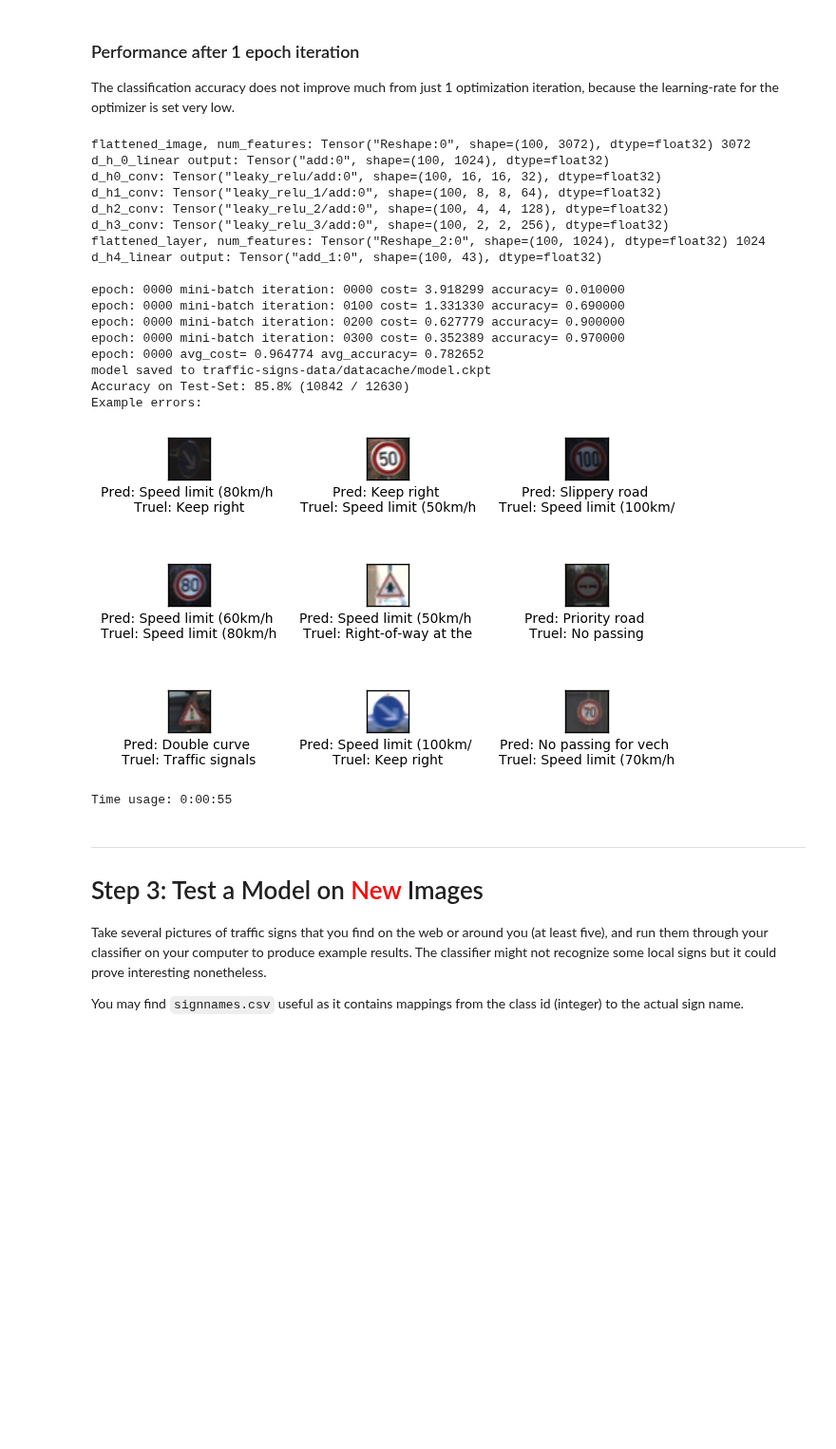
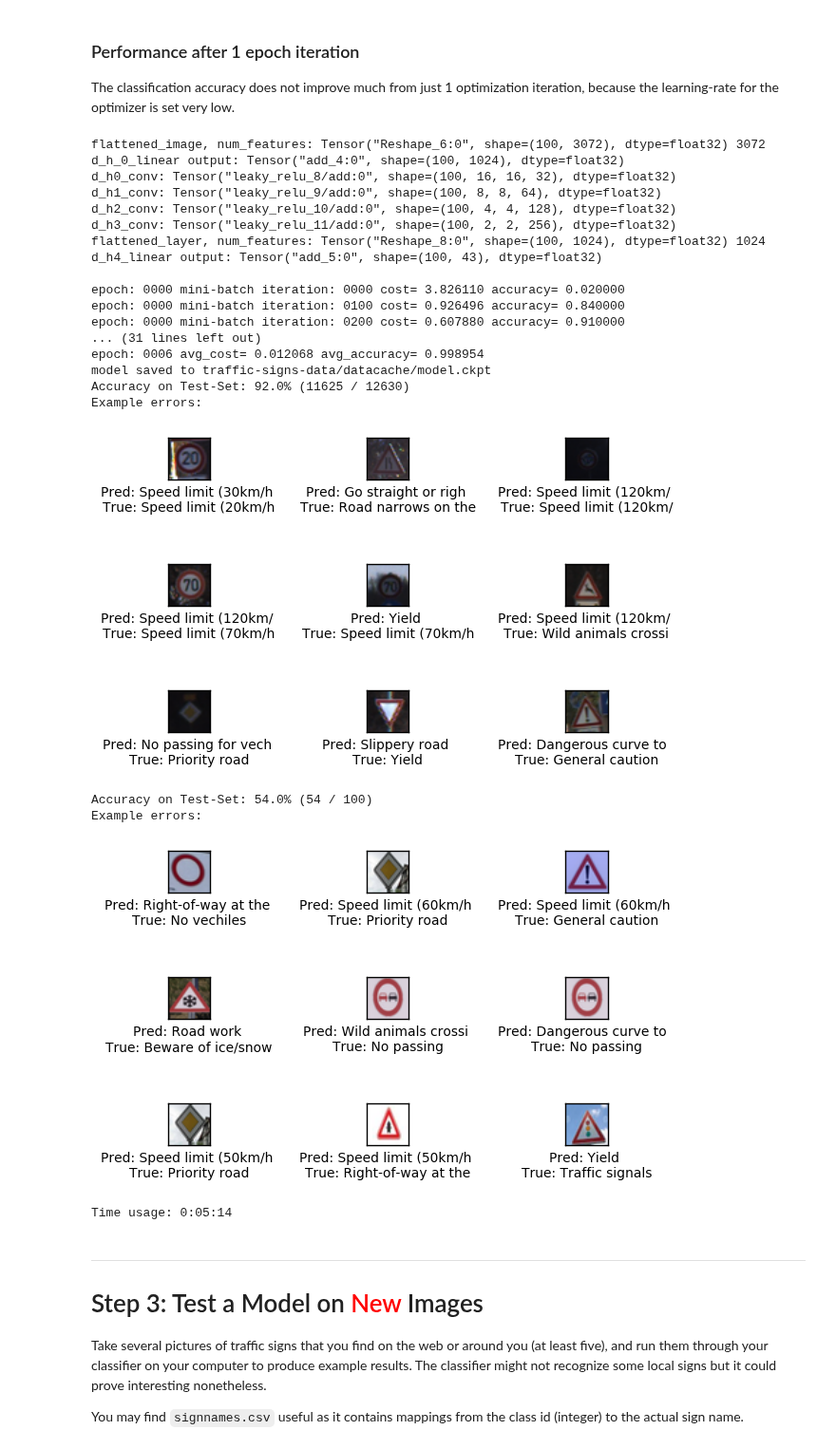
Before and after one commit to deanofthewebb/traffic-signs, a Jupyter notebook: Traffic_Signs_Recognition.ipynb, the cells around one changed output. Shown at 95% size. Cells and saved outputs as stored; diff of their text form; code cells hidden in the pictures; blank space fills up the shorter version.

```diff
--- a/Traffic_Signs_Recognition.ipynb
+++ b/Traffic_Signs_Recognition.ipynb
@@ -527,5 +581,5 @@ class DataSet(object):
 The data dimensions are used in several places in the model below. They are defined once so we can use these variables instead of numbers throughout the code.
 # %%
 #Load Datasets
-training_set, testing_sets = DataSet.load_datasets(use_raw_dataset=True, refresh_datacache=False)
+training_set, testing_sets = DataSet.load_datasets(use_raw_dataset=True, refresh_datacache=True)
 # %% [output]
@@ -705,10 +789,8 @@ class Model():
         num_features = layer_shape[1:4].num_elements()
 
         # Reshape the layer to [num_images, num_features].
-        # Note that we just set the size of the second dimension
-        # to num_features and the size of the first dimension to -1
-        # which means the size in that dimension is calculated
-        # so the total size of the tensor is unchanged from the reshaping.
+        # Note that the size of the second dimension, num_features and the size of the first dimension to -1
+        # So the size in that dimension is calculated, and the total size of tensor is unchanged from the reshaping.
         layer_flat = tf.reshape(layer, [-1, num_features])
 
         return layer_flat, num_features
@@ -750,22 +832,23 @@ class Model():
                               feed_dict={self.batch: batch, self.batch_labels: self.to_one_hot(labels)})
         return cost, accuracy
 
-    def classify_test_set(self, testing_set, test_batch_size = 100, show_example_errors=True,
-                            show_confusion_matrix=True):
-        # Allocate an array for the predicted classes which
-        # will be calculated in batches and filled into this array.
+    def classify_test_set(self, testing_set, show_example_errors=True,
+                            show_confusion_matrix=False):
+        # Allocate an prediction array for the classes, which will be calculated in batches and filled into prediction.
+        print("Finished Training with training_set/validation_set, now testing against untouched test set...")
         prediction = np.zeros(shape=testing_set.num_examples, dtype=np.int)
         testing_set.shuffle_data()
-        total_batch = int(testing_set.num_examples / test_batch_size)
+        total_batch = int(testing_set.num_examples / self.batch_size)
 
         # Loop over all batches
         for i in range(total_batch):
-            batch_images, batch_labels = testing_set.next_batch(test_batch_size, with_label = True)
+            #Because bothe the training and test set are utilizing the same tf session, I use the same batch_size
+            batch_images, batch_labels = testing_set.next_batch(self.batch_size, with_label = True)
             one_hot_batch_labels = self.to_one_hot(batch_labels)
 
             # Get the correct batch of testing examples.
-            batch_start = (i)*test_batch_size
-            batch_end = min((i+1)*test_batch_size, testing_set.num_examples)
+            batch_start = (i)*self.batch_size
+            batch_end = min((i+1)*self.batch_size, testing_set.num_examples)
 
             # Create a feed-dict with these images and labels.
             feed_dict={self.batch: batch_images, self.batch_labels: one_hot_batch_labels}
@@ -783,22 +866,20 @@ class Model():
         # Classification accuracy is the number of correctly classified
         accuracy = correct_sum / testing_set.num_examples
 
-        # Print the accuracy.
-        msg = "Accuracy on Test-Set: {0:.1%} ({1} / {2})"
+        msg = "\n\nAccuracy on Test-Set: {0:.1%} ({1} / {2})"
         print(msg.format(accuracy, correct_sum, testing_set.num_examples))
 
-        # Plot some examples of mis-classifications, if desired.
         if show_example_errors:
+            # Plot some examples of mis-classifications
             print("Example errors:")
             plot_example_errors(cls_pred=prediction, correct=correct_prediction, testing_set=testing_set)
 
-        # Plot the confusion matrix, if desired.
         if show_confusion_matrix:
+            # Plot the confusion matrix, if desired.
             print("Confusion Matrix:")
             plot_confusion_matrix(cls_pred=prediction, testing_set=testing_set)
 
     def save_model(self, checkpoint_path, epoch):
-        """ saves the model to a file """
         if not os.path.exists(checkpoint_path):
             os.mkdir(checkpoint_path)
         self.saver.save(self.sess, checkpoint_path, global_step = epoch)
@@ -871,7 +948,7 @@ There are rougly 40,000 images in the training-set. It takes a long time to calc
 # %% [markdown]
 Function for performing a number of optimization iterations so as to gradually improve the variables of the network layers. In each iteration, a new batch of data is selected from the training-set and then TensorFlow executes the optimizer using those training samples. The progress is printed every 100 iterations.
 # %%
-def optimize(training_set, testing_sets, num_epochs=1):
+def optimize(training_set, testing_sets, num_epochs=5):
     # Start-time used for printing time-usage below.
     start_time = time.time()
     model = Model()
@@ -924,7 +1001,8 @@ def optimize(training_set, testing_sets, num_epochs=1):
 
     #Testing Cycle
     for testing_set in testing_sets:
-        model.classify_test_set(testing_set=testing_set, show_confusion_matrix=False)
+        model.classify_test_set(testing_set=testing_set)
+
 
     # save model one last time, under zero label to denote finish.
     model.save_model(checkpoint_path, 0)
@@ -959,27 +1037,30 @@ Note that this function can use a lot of computer memory, which is why the test-
 ### Performance after 1 epoch iteration
 The classification accuracy does not improve much from just 1 optimization iteration, because the learning-rate for the optimizer is set very low.
 # %%
-optimize(training_set=training_set, testing_sets=testing_sets, num_epochs=1)
+optimize(training_set=training_set, testing_sets=testing_sets, num_epochs=8)
 # %% [output]
-flattened_image, num_features: Tensor("Reshape:0", shape=(100, 3072), dtype=float32) 3072
-d_h_0_linear output: Tensor("add:0", shape=(100, 1024), dtype=float32)
-d_h0_conv: Tensor("leaky_relu/add:0", shape=(100, 16, 16, 32), dtype=float32)
-d_h1_conv: Tensor("leaky_relu_1/add:0", shape=(100, 8, 8, 64), dtype=float32)
-d_h2_conv: Tensor("leaky_relu_2/add:0", shape=(100, 4, 4, 128), dtype=float32)
-d_h3_conv: Tensor("leaky_relu_3/add:0", shape=(100, 2, 2, 256), dtype=float32)
-flattened_layer, num_features: Tensor("Reshape_2:0", shape=(100, 1024), dtype=float32) 1024
-d_h4_linear output: Tensor("add_1:0", shape=(100, 43), dtype=float32)
+flattened_image, num_features: Tensor("Reshape_6:0", shape=(100, 3072), dtype=float32) 3072
+d_h_0_linear output: Tensor("add_4:0", shape=(100, 1024), dtype=float32)
+d_h0_conv: Tensor("leaky_relu_8/add:0", shape=(100, 16, 16, 32), dtype=float32)
+d_h1_conv: Tensor("leaky_relu_9/add:0", shape=(100, 8, 8, 64), dtype=float32)
+d_h2_conv: Tensor("leaky_relu_10/add:0", shape=(100, 4, 4, 128), dtype=float32)
+d_h3_conv: Tensor("leaky_relu_11/add:0", shape=(100, 2, 2, 256), dtype=float32)
+flattened_layer, num_features: Tensor("Reshape_8:0", shape=(100, 1024), dtype=float32) 1024
+d_h4_linear output: Tensor("add_5:0", shape=(100, 43), dtype=float32)
 
-epoch: 0000 mini-batch iteration: 0000 cost= 3.918299 accuracy= 0.010000
-epoch: 0000 mini-batch iteration: 0100 cost= 1.331330 accuracy= 0.690000
-epoch: 0000 mini-batch iteration: 0200 cost= 0.627779 accuracy= 0.900000
-epoch: 0000 mini-batch iteration: 0300 cost= 0.352389 accuracy= 0.970000
-epoch: 0000 avg_cost= 0.964774 avg_accuracy= 0.782652
+epoch: 0000 mini-batch iteration: 0000 cost= 3.826110 accuracy= 0.020000
+epoch: 0000 mini-batch iteration: 0100 cost= 0.926496 accuracy= 0.840000
+epoch: 0000 mini-batch iteration: 0200 cost= 0.607880 accuracy= 0.910000
+... (31 lines left out)
+epoch: 0006 avg_cost= 0.012068 avg_accuracy= 0.998954
 model saved to traffic-signs-data/datacache/model.ckpt
-Accuracy on Test-Set: 85.8% (10842 / 12630)
+Accuracy on Test-Set: 92.0% (11625 / 12630)
 Example errors:
-[figure, old version]
+[figure, new version]
-Time usage: 0:00:55
+Accuracy on Test-Set: 54.0% (54 / 100)
+Example errors:
+[figure, added]
+Time usage: 0:05:14
 # %% [markdown]
 ---
 
```
Also changed, not shown: parts of 10 cells of this notebook.
